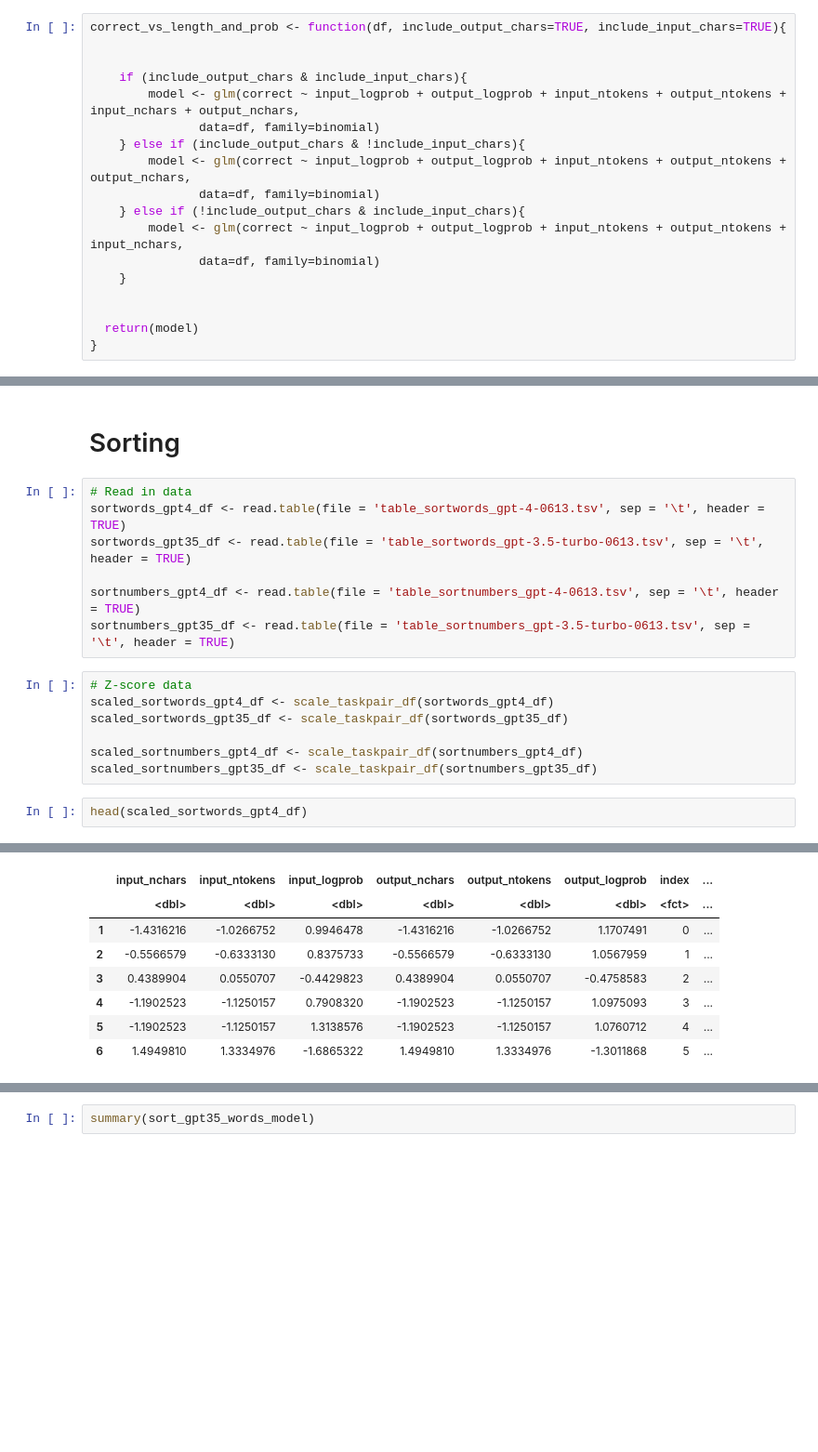
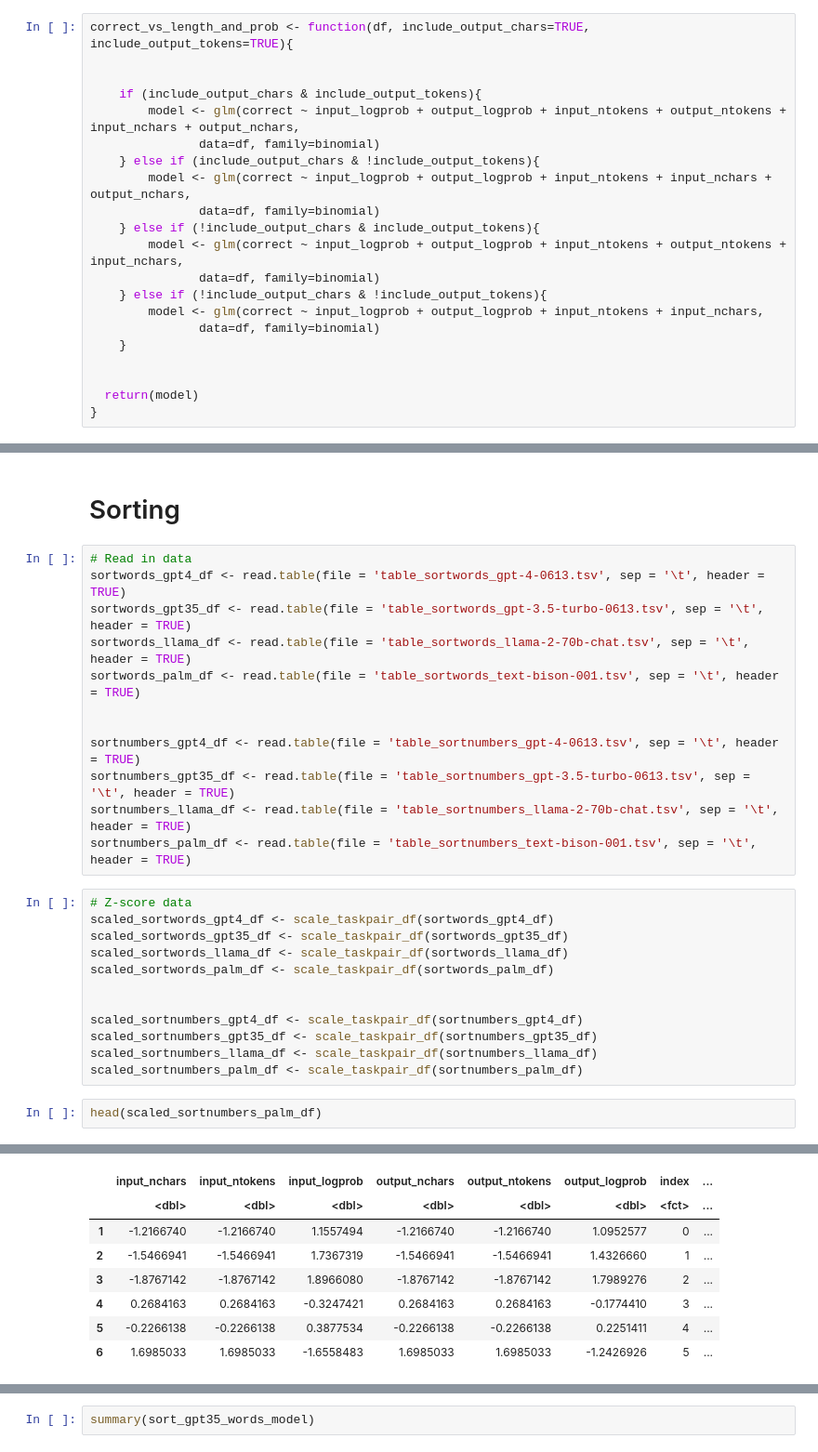
Before and after one commit to tommccoy1/embers-of-autoregression, a Jupyter notebook: evaluation/Regressions.ipynb, the cells around one changed output, grey strips where cells are left out. Shown at 93% size. Cells and saved outputs as stored; diff of their text form; blank space fills up the shorter version.

Commit message:
Update evaluations for Llama and PaLM

```diff
--- a/evaluation/Regressions.ipynb
+++ b/evaluation/Regressions.ipynb
@@ -38,17 +20,20 @@ theme_set(theme_bw(base_size=base_size) +
               axis.text.x=element_text(angle=0, hjust=0.5),
               axis.title.x=element_blank()))
 # %%
-correct_vs_length_and_prob <- function(df, include_output_chars=TRUE, include_input_chars=TRUE){
+correct_vs_length_and_prob <- function(df, include_output_chars=TRUE, include_output_tokens=TRUE){
 
 
-    if (include_output_chars & include_input_chars){
+    if (include_output_chars & include_output_tokens){
         model <- glm(correct ~ input_logprob + output_logprob + input_ntokens + output_ntokens + input_nchars + output_nchars,
                data=df, family=binomial)
-    } else if (include_output_chars & !include_input_chars){
-        model <- glm(correct ~ input_logprob + output_logprob + input_ntokens + output_ntokens + output_nchars,
+    } else if (include_output_chars & !include_output_tokens){
+        model <- glm(correct ~ input_logprob + output_logprob + input_ntokens + input_nchars + output_nchars,
                data=df, family=binomial)
-    } else if (!include_output_chars & include_input_chars){
+    } else if (!include_output_chars & include_output_tokens){
         model <- glm(correct ~ input_logprob + output_logprob + input_ntokens + output_ntokens + input_nchars,
+               data=df, family=binomial)
+    } else if (!include_output_chars & !include_output_tokens){
+        model <- glm(correct ~ input_logprob + output_logprob + input_ntokens + input_nchars,
                data=df, family=binomial)
     }
 
@@ -2783,28 +3940,38 @@ vif(countchars_binary_gpt35_model)
 # Read in data
 sortwords_gpt4_df <- read.table(file = 'table_sortwords_gpt-4-0613.tsv', sep = '\t', header = TRUE)
 sortwords_gpt35_df <- read.table(file = 'table_sortwords_gpt-3.5-turbo-0613.tsv', sep = '\t', header = TRUE)
+sortwords_llama_df <- read.table(file = 'table_sortwords_llama-2-70b-chat.tsv', sep = '\t', header = TRUE)
+sortwords_palm_df <- read.table(file = 'table_sortwords_text-bison-001.tsv', sep = '\t', header = TRUE)
+
 
 sortnumbers_gpt4_df <- read.table(file = 'table_sortnumbers_gpt-4-0613.tsv', sep = '\t', header = TRUE)
 sortnumbers_gpt35_df <- read.table(file = 'table_sortnumbers_gpt-3.5-turbo-0613.tsv', sep = '\t', header = TRUE)
+sortnumbers_llama_df <- read.table(file = 'table_sortnumbers_llama-2-70b-chat.tsv', sep = '\t', header = TRUE)
+sortnumbers_palm_df <- read.table(file = 'table_sortnumbers_text-bison-001.tsv', sep = '\t', header = TRUE)
 # %%
 # Z-score data
 scaled_sortwords_gpt4_df <- scale_taskpair_df(sortwords_gpt4_df)
 scaled_sortwords_gpt35_df <- scale_taskpair_df(sortwords_gpt35_df)
+scaled_sortwords_llama_df <- scale_taskpair_df(sortwords_llama_df)
+scaled_sortwords_palm_df <- scale_taskpair_df(sortwords_palm_df)
+
 
 scaled_sortnumbers_gpt4_df <- scale_taskpair_df(sortnumbers_gpt4_df)
 scaled_sortnumbers_gpt35_df <- scale_taskpair_df(sortnumbers_gpt35_df)
+scaled_sortnumbers_llama_df <- scale_taskpair_df(sortnumbers_llama_df)
+scaled_sortnumbers_palm_df <- scale_taskpair_df(sortnumbers_palm_df)
 # %%
-head(scaled_sortwords_gpt4_df)
+head(scaled_sortnumbers_palm_df)
 # %% [output]
 A data.frame: 6 × 9
 |  | input_nchars | input_ntokens | input_logprob | output_nchars | output_ntokens | output_logprob | index | ... |
 |  | <dbl> | <dbl> | <dbl> | <dbl> | <dbl> | <dbl> | <fct> | ... |
-| 1 | -1.4316216 | -1.0266752 | 0.9946478 | -1.4316216 | -1.0266752 | 1.1707491 | 0 | ... |
-| 2 | -0.5566579 | -0.6333130 | 0.8375733 | -0.5566579 | -0.6333130 | 1.0567959 | 1 | ... |
-| 3 | 0.4389904 | 0.0550707 | -0.4429823 | 0.4389904 | 0.0550707 | -0.4758583 | 2 | ... |
-| 4 | -1.1902523 | -1.1250157 | 0.7908320 | -1.1902523 | -1.1250157 | 1.0975093 | 3 | ... |
-| 5 | -1.1902523 | -1.1250157 | 1.3138576 | -1.1902523 | -1.1250157 | 1.0760712 | 4 | ... |
-| 6 | 1.4949810 | 1.3334976 | -1.6865322 | 1.4949810 | 1.3334976 | -1.3011868 | 5 | ... |
+| 1 | -1.2166740 | -1.2166740 | 1.1557494 | -1.2166740 | -1.2166740 | 1.0952577 | 0 | ... |
+| 2 | -1.5466941 | -1.5466941 | 1.7367319 | -1.5466941 | -1.5466941 | 1.4326660 | 1 | ... |
+| 3 | -1.8767142 | -1.8767142 | 1.8966080 | -1.8767142 | -1.8767142 | 1.7989276 | 2 | ... |
+| 4 | 0.2684163 | 0.2684163 | -0.3247421 | 0.2684163 | 0.2684163 | -0.1774410 | 3 | ... |
+| 5 | -0.2266138 | -0.2266138 | 0.3877534 | -0.2266138 | -0.2266138 | 0.2251411 | 4 | ... |
+| 6 | 1.6985033 | 1.6985033 | -1.6558483 | 1.6985033 | 1.6985033 | -1.2426926 | 5 | ... |
 # %%
 sort_gpt4_words_model <- glm(correct ~ task + input_nchars + input_ntokens + input_logprob + output_logprob,
                data=scaled_sortwords_gpt4_df, family=binomial)
```
Also changed, not shown: parts of 174 cells of this notebook, 19 other files.
